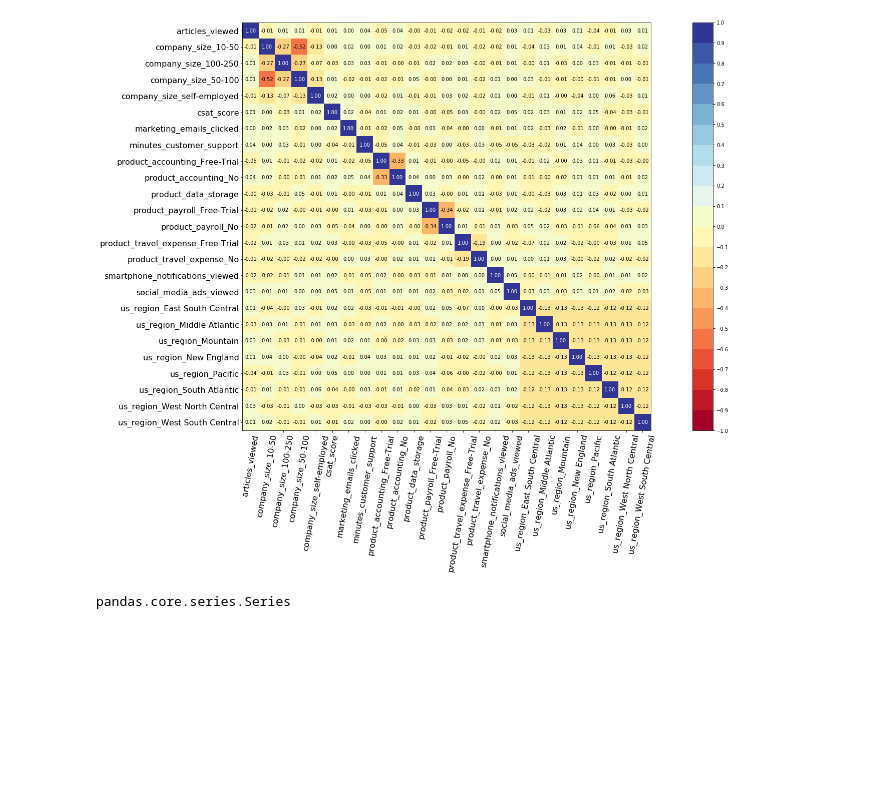
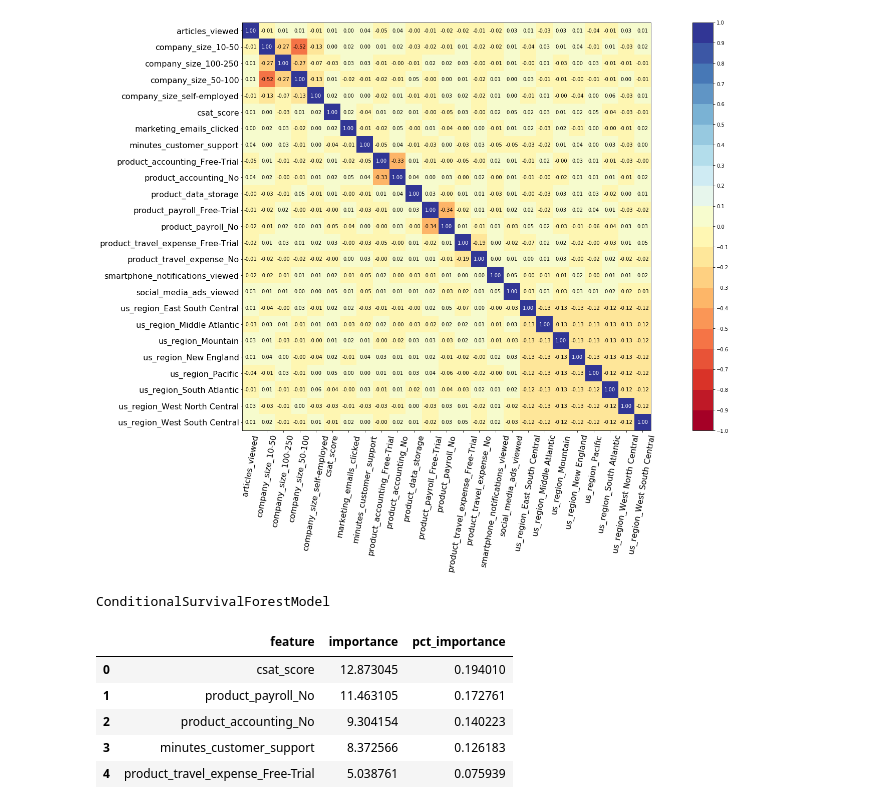
Before and after one commit to 3lv27/60DaysOfMLCode, a Jupyter notebook: notebooks/Datathon/pySurvExample.ipynb, the cells around one changed output. Saved outputs shown, nothing was run; the diff lists cells and outputs as text; code cells hidden in the pictures; blank space fills up the shorter version.

```diff
--- a/notebooks/Datathon/pySurvExample.ipynb
+++ b/notebooks/Datathon/pySurvExample.ipynb
@@ -59,7 +59,22 @@ data_test  = dataset.loc[index_test].reset_index( drop = True )
 X_train, X_test = data_train[features], data_test[features]
 T_train, T_test = data_train[time_column], data_test[time_column]
 E_train, E_test = data_train[event_column], data_test[event_column]
-# %%
-type(E_train)
-# %% [output]
-pandas.core.series.Series
+# %%
+from pysurvival.models.survival_forest import ConditionalSurvivalForestModel
+
+# Fitting the model
+csf = ConditionalSurvivalForestModel(num_trees=200)
+csf.fit(X_train, T_train, E_train, max_features='sqrt',
+        max_depth=5, min_node_size=20, alpha=0.05, minprop=0.1)
+# %% [output]
+ConditionalSurvivalForestModel
+# %%
+# Computing variables importance
+csf.variable_importance_table.head(5)
+# %% [output]
+|  | feature | importance | pct_importance |
+| 0 | csat_score | 12.873045 | 0.194010 |
+| 1 | product_payroll_No | 11.463105 | 0.172761 |
+| 2 | product_accounting_No | 9.304154 | 0.140223 |
+| 3 | minutes_customer_support | 8.372566 | 0.126183 |
+| 4 | product_travel_expense_Free-Trial | 5.038761 | 0.075939 |
```
Also changed, not shown: parts of 4 cells of this notebook, 2 other files.
